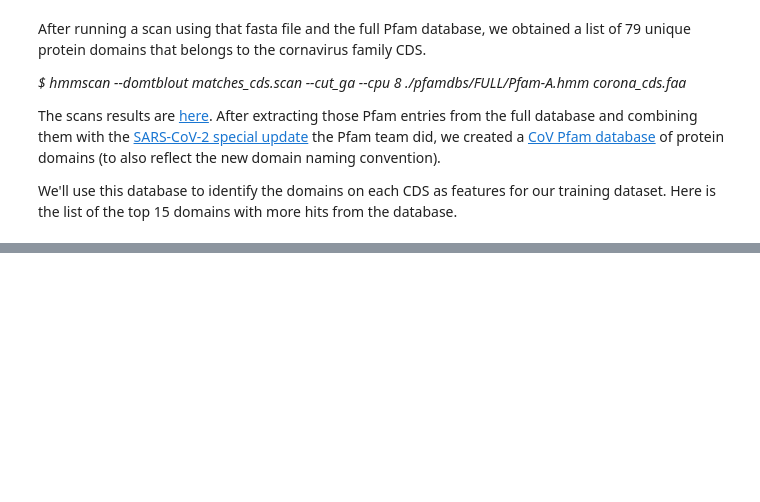
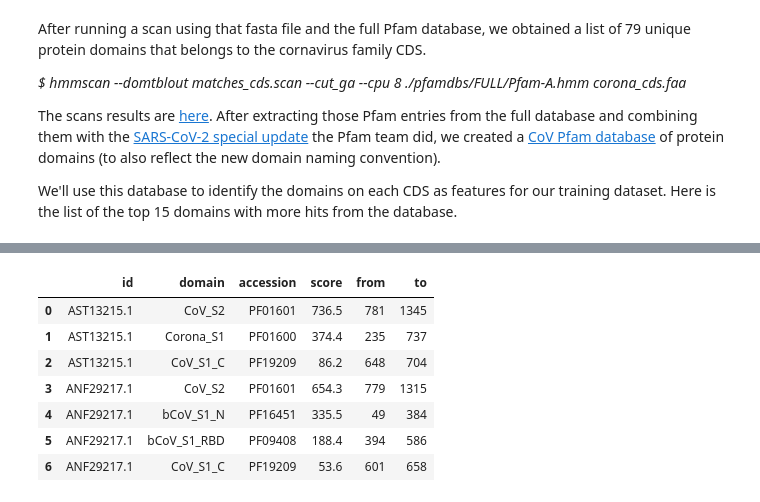
Before and after one commit to pellegre/coronaversing, a Jupyter notebook: proteindb.ipynb, the cells around one changed output, grey strips where cells are left out. Drawn from its saved outputs; the diff is of its cells as text; code cells hidden in the pictures; blank space fills up the shorter version.

```diff
--- a/proteindb.ipynb
+++ b/proteindb.ipynb
@@ -1090,0 +1109,11 @@ display(HTML(pfam.head(15).to_html()))
+# %%
+display(HTML(pfam_matches.head(7).to_html()))
+# %% [output]
+|  | id | domain | accession | score | from | to |
+| 0 | AST13215.1 | CoV_S2 | PF01601 | 736.5 | 781 | 1345 |
+| 1 | AST13215.1 | Corona_S1 | PF01600 | 374.4 | 235 | 737 |
+| 2 | AST13215.1 | CoV_S1_C | PF19209 | 86.2 | 648 | 704 |
+| 3 | ANF29217.1 | CoV_S2 | PF01601 | 654.3 | 779 | 1315 |
+| 4 | ANF29217.1 | bCoV_S1_N | PF16451 | 335.5 | 49 | 384 |
+| 5 | ANF29217.1 | bCoV_S1_RBD | PF09408 | 188.4 | 394 | 586 |
+| 6 | ANF29217.1 | CoV_S1_C | PF19209 | 53.6 | 601 | 658 |
```
Also changed, not shown: parts of 14 cells of this notebook.
